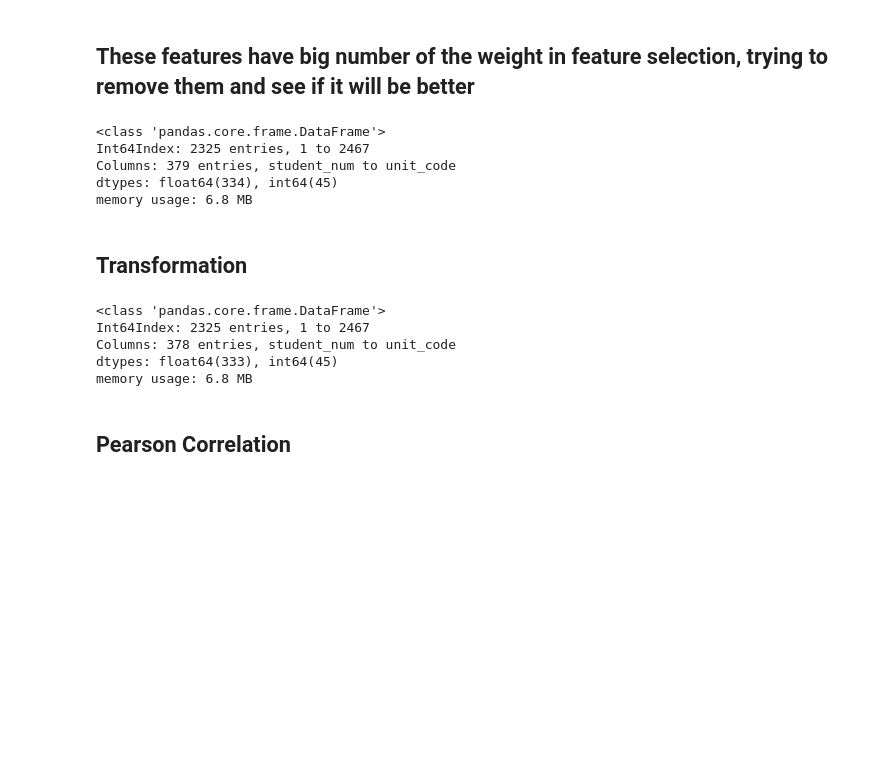
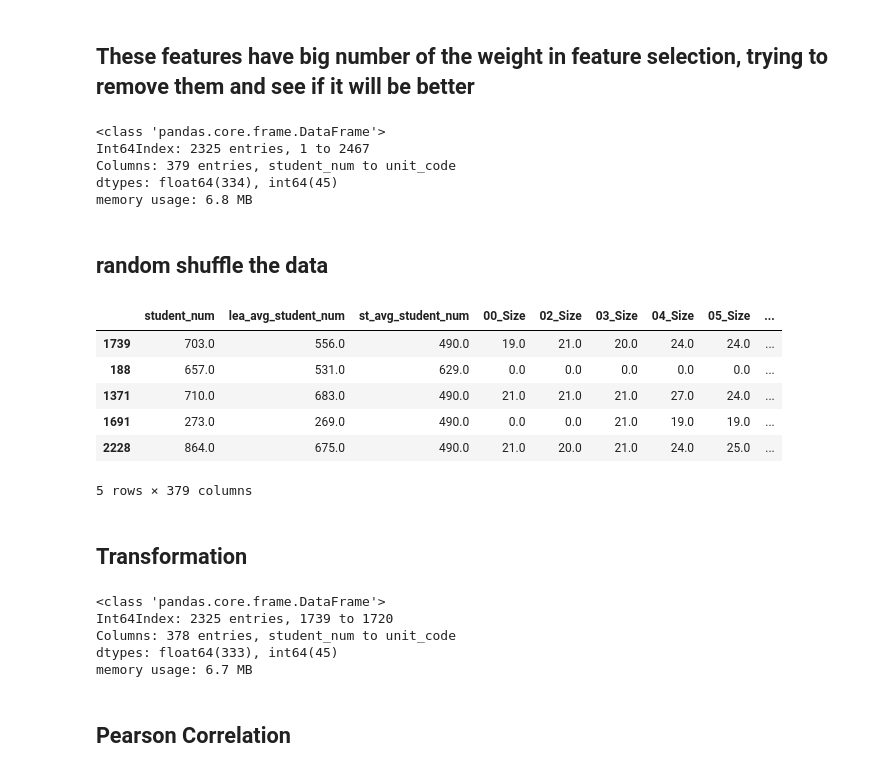
Before and after one commit to wtubin/TeacherRetentionofNC, a Jupyter notebook: Models/NCTeacherAttritionRatePredict_2017.ipynb, the cells around one changed output. Saved outputs shown, nothing was run; the diff lists cells and outputs as text; code cells hidden in the pictures; blank space fills up the shorter version.

```diff
--- a/Models/NCTeacherAttritionRatePredict_2017.ipynb
+++ b/Models/NCTeacherAttritionRatePredict_2017.ipynb
@@ -380,14 +392,31 @@ Features Deleted:  17
 # 'Number of farm returns 50KLT75K',
 # 'Number of farm returns 75KLT100K',
 # 'Number of farm returns GE200K'],axis=1)
+# %%
+# backup the data set
+schData_bak = schData
+schData.info()
+# %% [output]
+<class 'pandas.core.frame.DataFrame'>
+Int64Index: 2325 entries, 1 to 2467
+Columns: 379 entries, student_num to unit_code
+dtypes: float64(334), int64(45)
+memory usage: 6.8 MB
+# %% [markdown]
+## random shuffle the data
+# %%
+from sklearn.utils import shuffle
+schData = shuffle(schData)
 # %%
-schData.info()
+schData.head()
 # %% [output]
+|  | student_num | lea_avg_student_num | st_avg_student_num | 00_Size | 02_Size | 03_Size | 04_Size | 05_Size | ... |
+| 1739 | 703.0 | 556.0 | 490.0 | 19.0 | 21.0 | 20.0 | 24.0 | 24.0 | ... |
+| 188 | 657.0 | 531.0 | 629.0 | 0.0 | 0.0 | 0.0 | 0.0 | 0.0 | ... |
+| 1371 | 710.0 | 683.0 | 490.0 | 21.0 | 21.0 | 21.0 | 27.0 | 24.0 | ... |
+| 1691 | 273.0 | 269.0 | 490.0 | 0.0 | 0.0 | 21.0 | 19.0 | 19.0 | ... |
+| 2228 | 864.0 | 675.0 | 490.0 | 21.0 | 20.0 | 21.0 | 24.0 | 25.0 | ... |
-<class 'pandas.core.frame.DataFrame'>
-Int64Index: 2325 entries, 1 to 2467
-Columns: 379 entries, student_num to unit_code
-dtypes: float64(334), int64(45)
-memory usage: 6.8 MB
+5 rows × 379 columns
 # %% [markdown]
 ## Transformation
 # %%
@@ -398,10 +430,10 @@ X = schData.drop(['_1yr_tchr_trnovr_pct'],axis=1)
 X.info()
 # %% [output]
 <class 'pandas.core.frame.DataFrame'>
-Int64Index: 2325 entries, 1 to 2467
+Int64Index: 2325 entries, 1739 to 1720
 Columns: 378 entries, student_num to unit_code
 dtypes: float64(333), int64(45)
-memory usage: 6.8 MB
+memory usage: 6.7 MB
 # %%
 # Transform
 
```
Also changed, not shown: parts of 44 cells of this notebook, 2 other files.
